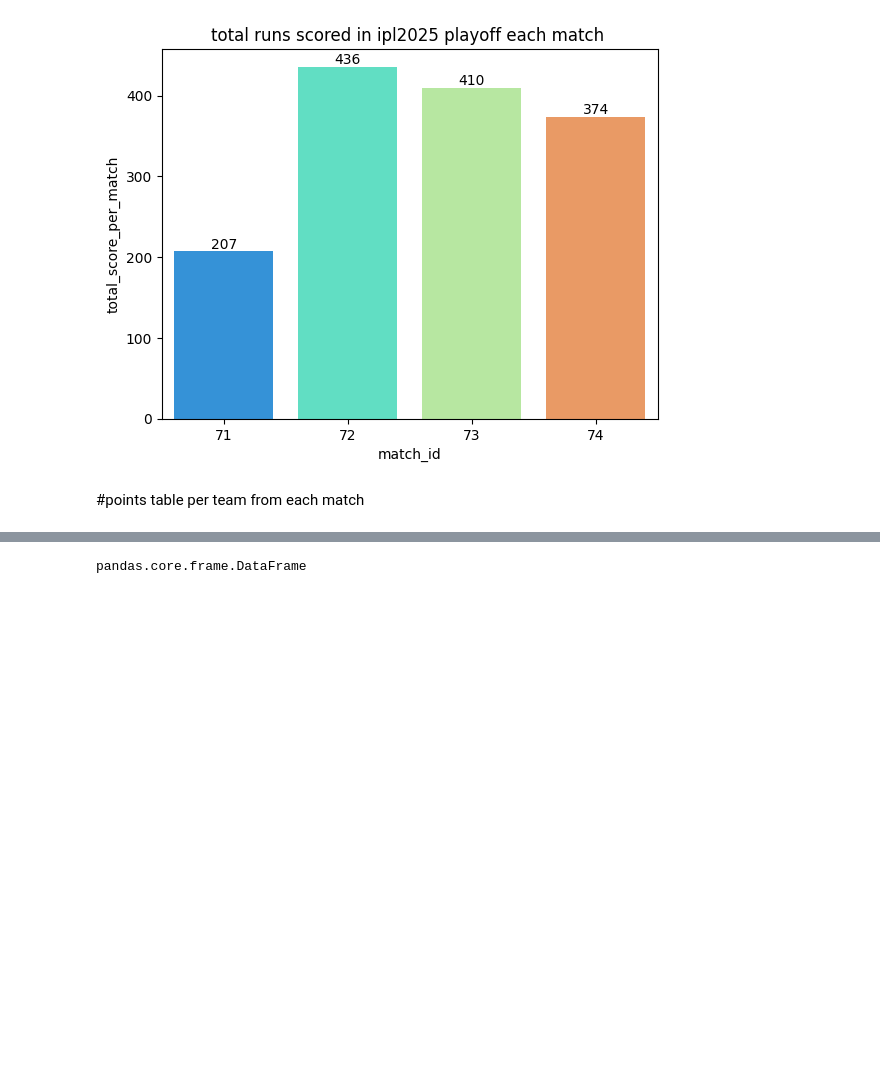
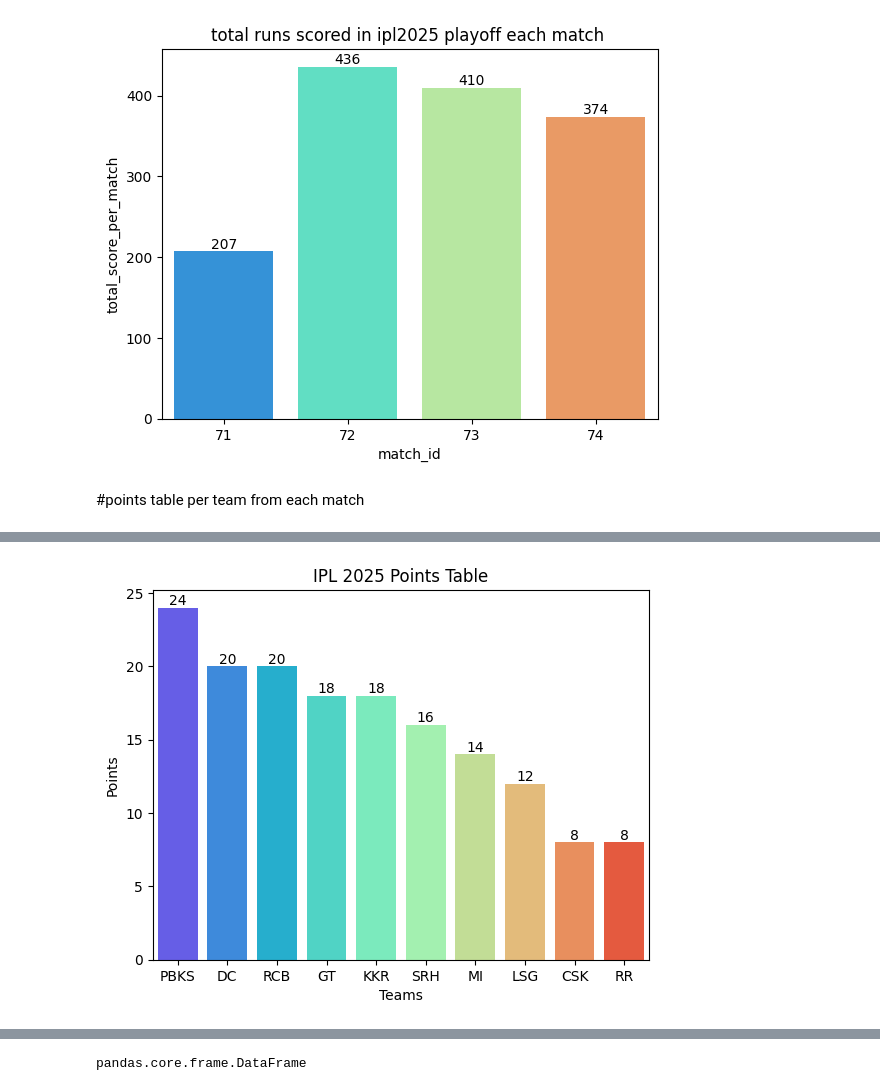
Before and after one commit to ag22042008/data-Science-notebooks, a Jupyter notebook: ipl2025.ipynb, the cells around one changed output, grey strips where cells are left out. Drawn from its saved outputs; the diff is of its cells as text; code cells hidden in the pictures; blank space fills up the shorter version.

```diff
--- a/ipl2025.ipynb
+++ b/ipl2025.ipynb
@@ -274,2 +295,6 @@ for container in ax.containers:
 # %%
-ipl5 = ipl2025[ipl2025['match_winner'] != 0]['match_winner'].value_counts()*2
+ipl5 = ipl2025.drop(ipl2025.tail(4).index)
+ipl20=ipl5['match_winner']
+
+ipl15=ipl5[ipl5['match_winner']!=0]['match_winner'].value_counts()*2
+ipl15
@@ -275,0 +315,24 @@ ipl5 = ipl2025[ipl2025['match_winner'] != 0]['match_winner'].value_counts()*2
+# %%
+# Identify matches where match_winner is 0 (interpreting as matches where points might be split)
+tied_or_no_result_matches = ipl5[ipl5['match_winner'] == 0]
+
+# Add 1 point to each participating team in these matches
+for index, row in tied_or_no_result_matches.iterrows():
+    team1 = row['team1']
+    team2 = row['team2']
+
+    # Ensure teams exist in ipl15 before adding points
+    if team1 in ipl15.index:
+        ipl15[team1] += 1
+    else:
+        ipl15[team1] = 1 # Initialize if team was not a winner in any other match
+
+    if team2 in ipl15.index:
+        ipl15[team2] += 1
+    else:
+        ipl15[team2] = 1 # Initialize if team was not a winner in any other match
+
+# Sort the updated points table for better readability
+ipl15 = ipl15.sort_values(ascending=False)
+
+display(ipl15)
@@ -275,0 +353,10 @@ ipl5 = ipl2025[ipl2025['match_winner'] != 0]['match_winner'].value_counts()*2
+# %%
+ax = sns.barplot(x=ipl15.index, y=ipl15.values, palette='rainbow')
+for container in ax.containers:
+    ax.bar_label(container)
+plt.title('IPL 2025 Points Table')
+plt.xlabel('Teams')
+plt.ylabel('Points')
+plt.show()
+# %% [output]
+[figure, added]
```
Also changed, not shown: parts of 10 cells of this notebook.
